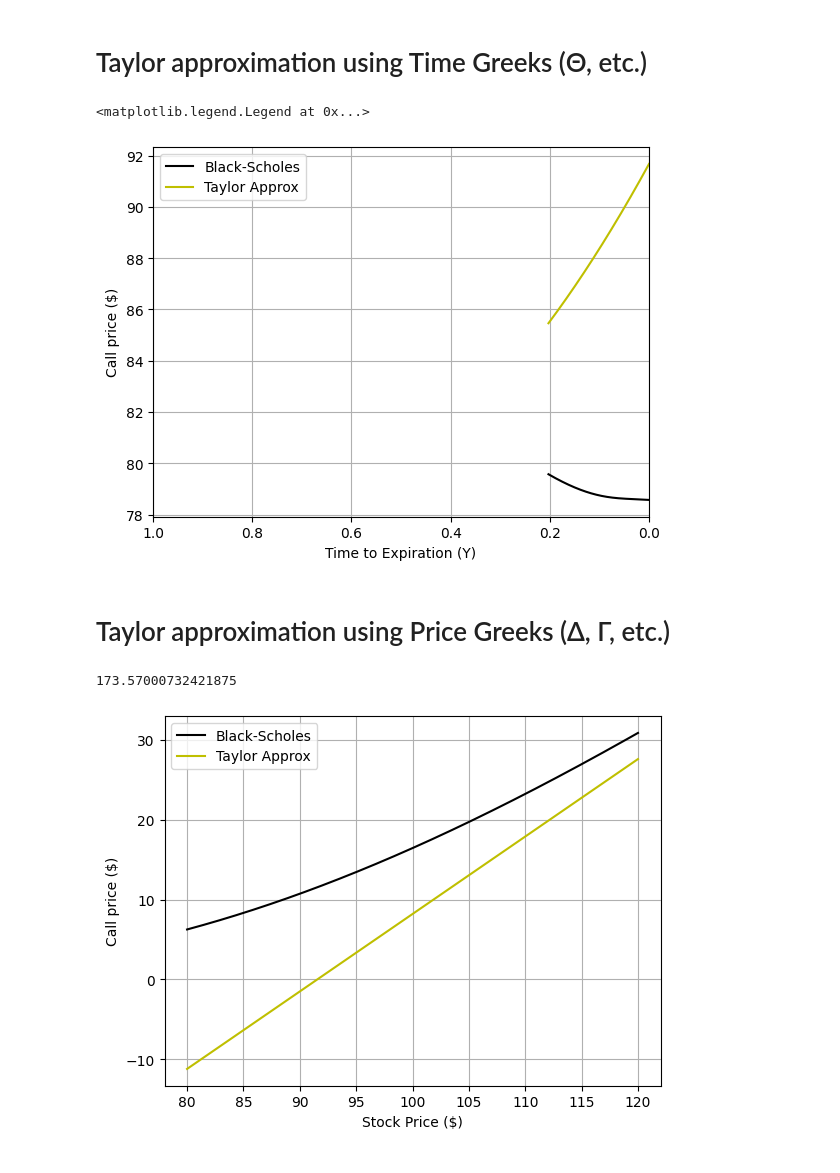
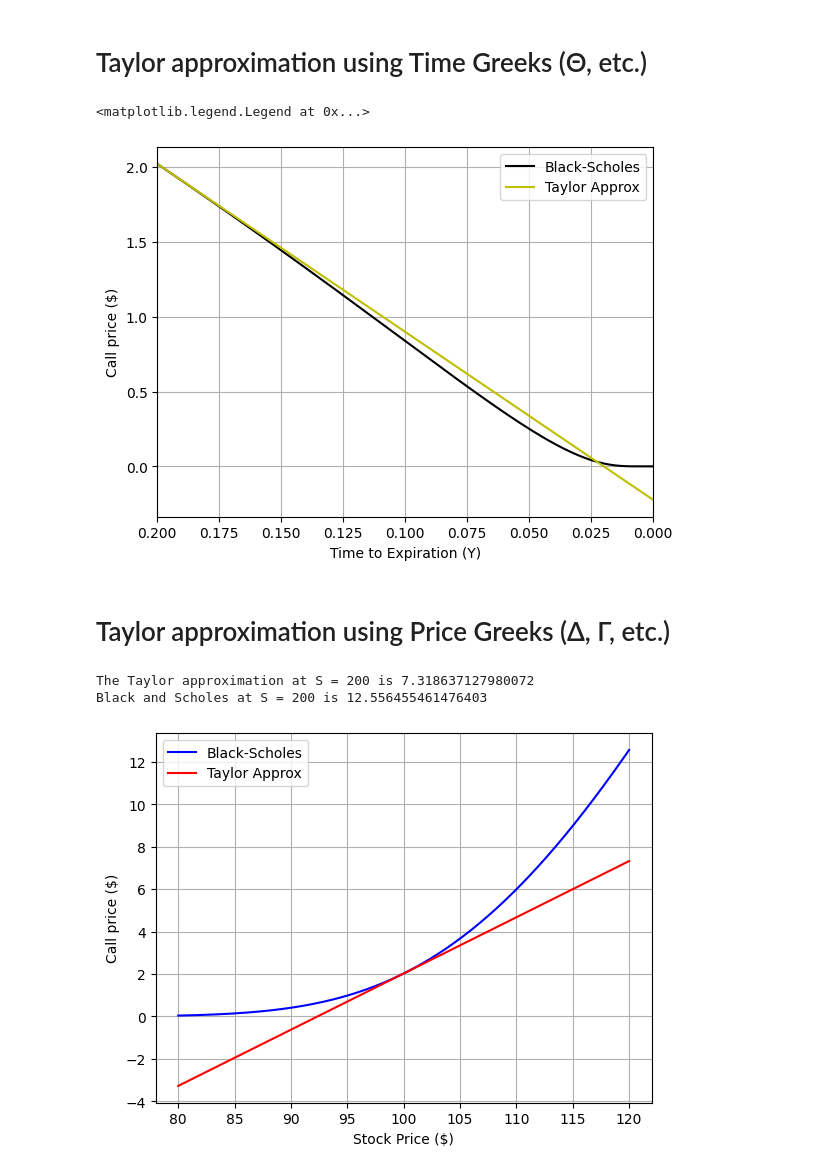
Before and after one commit to FinNijatTech/Taylor-Approximation-vs-Black-Scholes-Model-Option-Pricing-, a Jupyter notebook: TS.ipynb, the cells around one changed output. Drawn from its saved outputs; the diff is of its cells as text; code cells hidden in the pictures.

```diff
--- a/TS.ipynb
+++ b/TS.ipynb
@@ -182,17 +180,18 @@ print(t)
 # %% [markdown]
 # Taylor approximation using Time Greeks (Θ, etc.)
 # %%
-#S = 100
-#K = 110
-#r = 0.01
-#t = 1
-#sigma = 0.3
 
-tspan = np.linspace(t, t-t, 366)
+S = 100
+K = 110
+r = 0.01
+t = 0.2
+sigma = 0.3
+
+tspan = np.linspace(t, 0, 366)
 C = call_price(sigma, S, K, r, tspan)
 
 plt.plot(tspan, C, 'k', label = 'Black-Scholes')
-plt.xlim(1, 0)
+plt.xlim(t, 0)
 plt.grid(True)
 plt.xlabel('Time to Expiration (Y)')
 plt.ylabel('Call price ($)')
@@ -207,10 +206,10 @@ dt4 = time_greeks[4]
 dt5 = time_greeks[5]
 dt6 = time_greeks[6]
 
-taylor = C[0] + dt1 * (tspan - 1)
-taylor = taylor + dt2 / np.math.factorial(2) * (tspan-1)**2
-#taylor = taylor + dt3 / np.math.factorial(3) * (tspan-1)**3
-#taylor = taylor + dt4 / np.math.factorial(4) * (tspan-1)**4
+taylor = C[0] + dt1 * (tspan-t)
+#aylor = taylor + dt2 / np.math.factorial(2) * (tspan-t)**2
+#aylor = taylor + dt3 / np.math.factorial(3) * (tspan-t)**3
+#aylor = taylor + dt4 / np.math.factorial(4) * (tspan-t)**4
 #taylor = taylor + dt5 / np.math.factorial(5) * (tspan-1)**5
 #taylor = taylor + dt6 / np.math.factorial(6) * (tspan-1)**6
 
@@ -218,44 +217,50 @@ plt.plot(tspan, taylor, 'y', label = 'Taylor Approx')
 plt.legend()
 # %% [output]
 <matplotlib.legend.Legend at 0x...>
-[figure, old version]
+[figure, new version]
 # %% [markdown]
 # Taylor approximation using Price Greeks (Δ, Γ, etc.)
 # %%
-Sspan = np.linspace(80, 120, 500)
+Sspan = np.linspace(0.8*S, 1.2*S, 500)
 #S = 100
 #K = 110
 #r = 0.01
 #t = 1 / 12
 #sigma = 0.3
 
 C = call_price(sigma, Sspan, K, r, t)
 
-plt.plot(Sspan, C, 'k', label = 'Black-Scholes')
+plt.plot(Sspan, C, 'b', label = 'Black-Scholes')
 plt.xlabel('Stock Price ($)')
 plt.ylabel('Call price ($)')
 plt.grid(True)
 
 price_greeks = return_price_greeks(sigma, S, K, r, t)
 
 C0 =  price_greeks[0]
 dS1 = price_greeks[1]
 dS2 = price_greeks[2]
 dS3 = price_greeks[3]
 dS4 = price_greeks[4]
 dS5 = price_greeks[5]
 dS6 = price_greeks[6]
 
 taylor = C0 + dS1 * (Sspan - S)
 #taylor = taylor + dS2 / np.math.factorial(2) * (Sspan - S)**2
 #taylor = taylor + dS3 / np.math.factorial(3) * (Sspan - S)**3
 #taylor = taylor + dS4 / np.math.factorial(4) * (Sspan - S)**4
 #taylor = taylor + dS5 / np.math.factorial(5) * (Sspan - S)**5
 #taylor = taylor + dS6 / np.math.factorial(6) * (Sspan - S)**6
 
-plt.plot(Sspan, taylor, 'y', label = 'Taylor Approx')
+plt.plot(Sspan, taylor, 'r', label = 'Taylor Approx')
 plt.legend()
-print(S)
+# Find the index of the stock price closest to 200
+index = np.abs(Sspan - 200).argmin()
+
+# Print the value of the Taylor approximation at the specified stock price
+print(f"The Taylor approximation at S = 200 is {np.interp(200, Sspan, taylor)}")
+print(f"Black and Scholes at S = 200 is {np.interp(200, Sspan, C)}")
 # %% [output]
-173.57000732421875
+The Taylor approximation at S = 200 is 7.318637127980072
+Black and Scholes at S = 200 is 12.556455461476403
-[figure, old version]
+[figure, new version]
```
Also changed, not shown: parts of 4 cells of this notebook.
